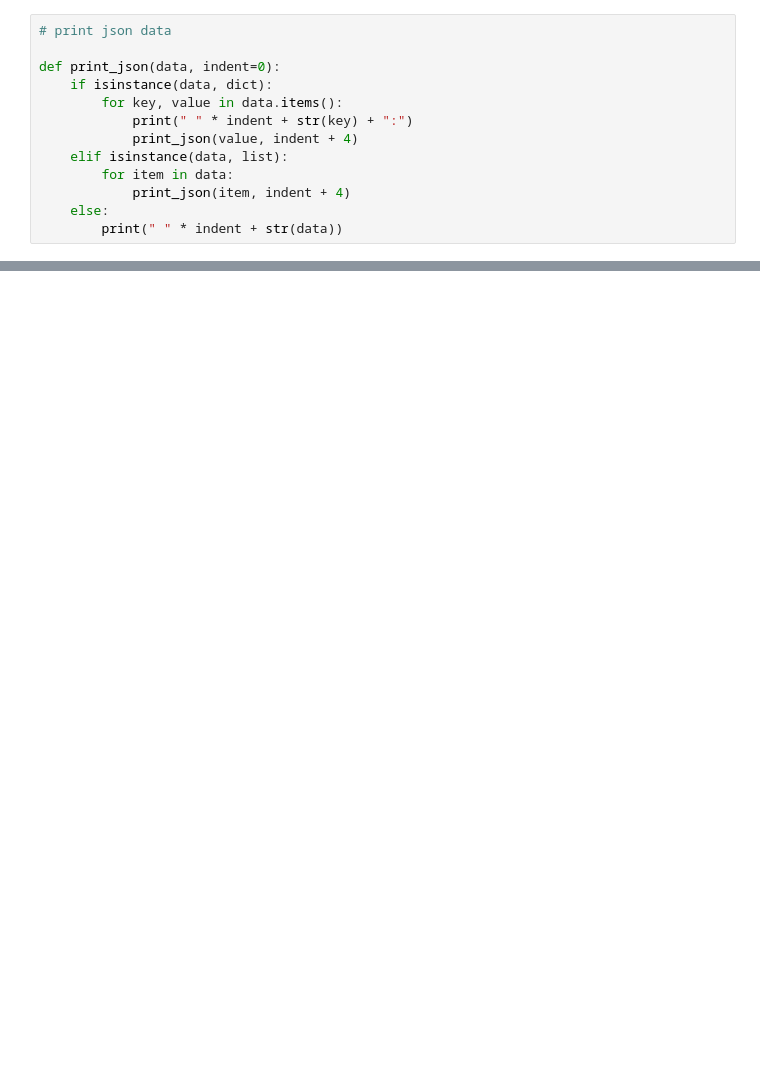
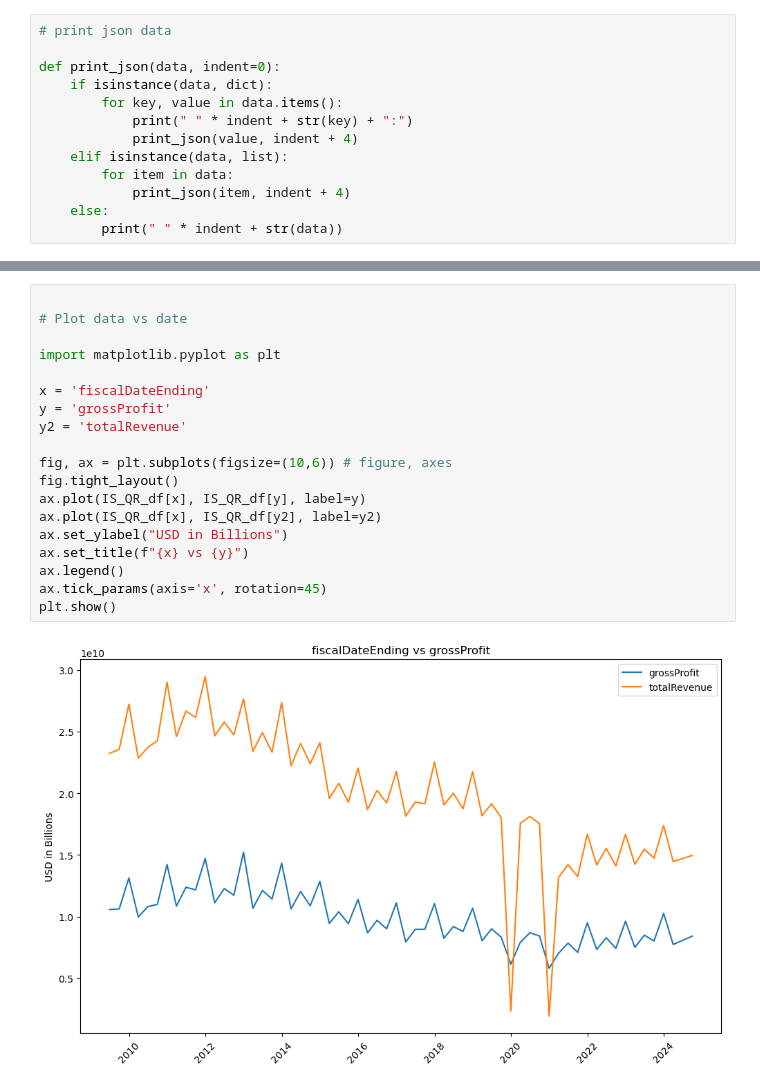
Before and after one commit to agiano/business_valuator, a Jupyter notebook: scratch.ipynb, the cells around one changed output, grey strips where cells are left out. Drawn from its saved outputs; the diff is of its cells as text; blank space fills up the shorter version.

Commit message:
added ratio plotting and added basic DCF calculator

```diff
--- a/scratch.ipynb
+++ b/scratch.ipynb
@@ -173,0 +183,21 @@ plt.tight_layout()
+# %%
+
+# Plot data vs date
+
+import matplotlib.pyplot as plt
+
+x = 'fiscalDateEnding'
+y = 'grossProfit'
+y2 = 'totalRevenue'
+
+fig, ax = plt.subplots(figsize=(10,6)) # figure, axes
+fig.tight_layout()
+ax.plot(IS_QR_df[x], IS_QR_df[y], label=y)
+ax.plot(IS_QR_df[x], IS_QR_df[y2], label=y2)
+ax.set_ylabel("USD in Billions")
+ax.set_title(f"{x} vs {y}")
+ax.legend()
+ax.tick_params(axis='x', rotation=45)
+plt.show()
+# %% [output]
+[figure, added]
```
Also changed, not shown: parts of 16 cells of this notebook.
